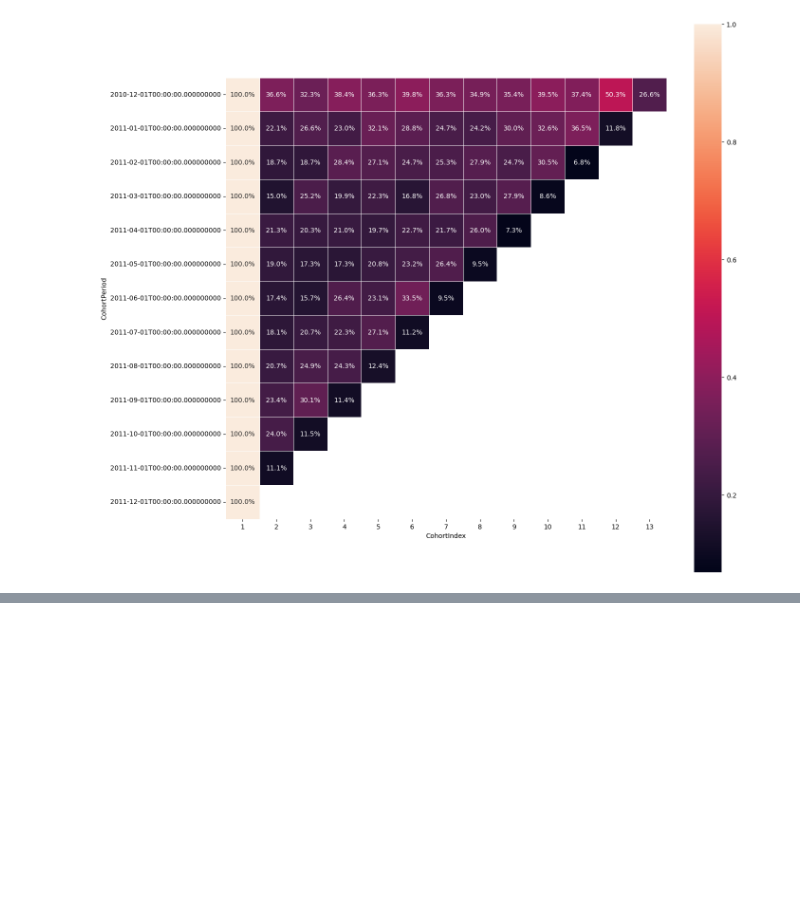
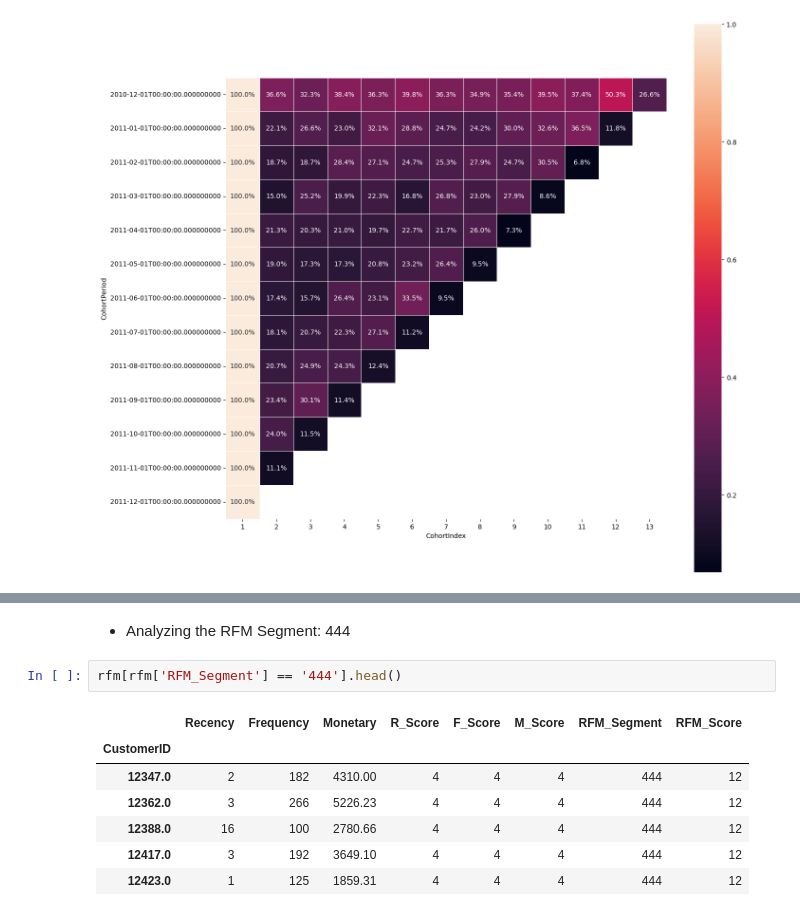
Before and after one commit to HarshTanwar001/Cohort-Analysis, a Jupyter notebook: Cohort_Analysis.ipynb, the cells around one changed output, grey strips where cells are left out. Drawn from its saved outputs; the diff is of its cells as text; blank space fills up the shorter version.

```diff
--- a/Cohort_Analysis.ipynb
+++ b/Cohort_Analysis.ipynb
@@ -347,0 +446,12 @@ sns.heatmap(retention, annot=True, fmt='.1%', linewidth=0.5, square=True, ax=ax)
+# %% [markdown]
+- Analyzing the RFM Segment: 444
+# %%
+rfm[rfm['RFM_Segment'] == '444'].head()
+# %% [output]
+|  | Recency | Frequency | Monetary | R_Score | F_Score | M_Score | RFM_Segment | RFM_Score |
+| CustomerID |  |  |  |  |  |  |  |  |
+| 12347.0 | 2 | 182 | 4310.00 | 4 | 4 | 4 | 444 | 12 |
+| 12362.0 | 3 | 266 | 5226.23 | 4 | 4 | 4 | 444 | 12 |
+| 12388.0 | 16 | 100 | 2780.66 | 4 | 4 | 4 | 444 | 12 |
+| 12417.0 | 3 | 192 | 3649.10 | 4 | 4 | 4 | 444 | 12 |
+| 12423.0 | 1 | 125 | 1859.31 | 4 | 4 | 4 | 444 | 12 |
```
Also changed, not shown: parts of 17 cells of this notebook, 1 other file.
